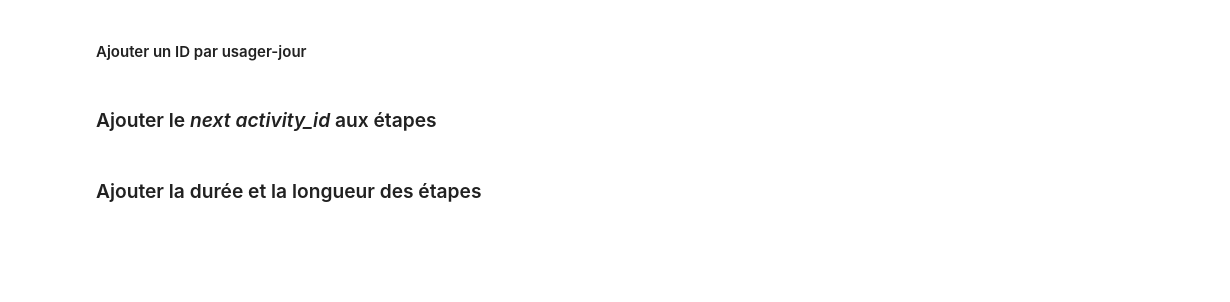
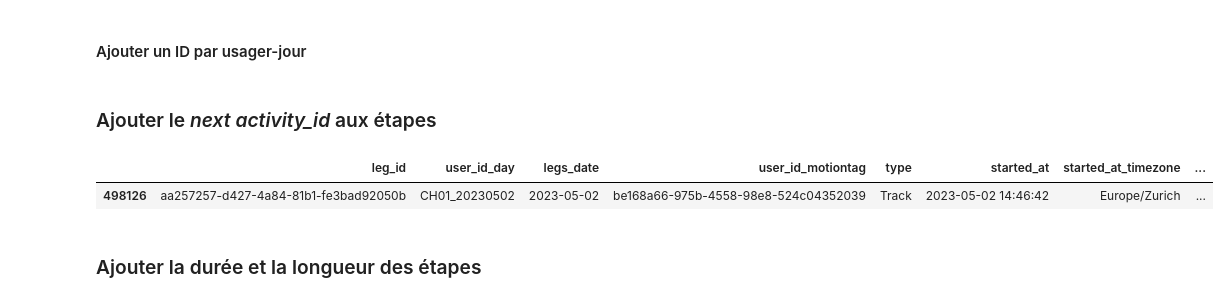
Before and after one commit to meschultheiss/Feuille-de-route-GPS, a Jupyter notebook: Notebooks/module1_v4.ipynb, the cells around one changed output. Drawn from its saved outputs; the diff is of its cells as text; code cells hidden in the pictures; blank space fills up the shorter version.

```diff
--- a/Notebooks/module1_v4.ipynb
+++ b/Notebooks/module1_v4.ipynb
@@ -53,26 +55,11 @@ target_crs = 'EPSG:4326'
 print("CRS du projet: WGS84 \n")
 
 #Charger les étapes
-legs = pd.read_pickle('../Data/time_space_filters/legs_filtered.pkl')
-del legs['canton_dep']
-legs['started_at'] = pd.to_datetime(legs['started_at'])
-legs['finished_at'] = pd.to_datetime(legs['finished_at'])
-legs.rename(columns={'IDNO':'user_id_fors', 'id':'leg_id'}, inplace = True)
-del legs['scattered_tracking']
-
+legs = pd.read_pickle('../Data/dumps_motiontag/storyline_time_space_filters/legs.pkl')
 print("Fichier étape chargé")
 
 #Charger les activités
-staypoints = pd.read_pickle('../Data/time_space_filters/staypoints_filtered.pkl').reset_index(drop=True)
-staypoints = gpd.GeoDataFrame(staypoints, geometry="geometry", crs=target_crs)
-
-staypoints['started_at'] = pd.to_datetime(staypoints['started_at'])
-staypoints['finished_at'] = pd.to_datetime(staypoints['finished_at'])
-staypoints.rename(columns={'IDNO':'user_id_fors', 'id':'activity_id'}, inplace = True)
-staypoints['lon'] = staypoints.geometry.x
-staypoints['lat'] = staypoints.geometry.y
-del staypoints['scattered_tracking']
-
+staypoints = pd.read_pickle('../Data/dumps_motiontag/storyline_formated/staypoints.pkl').reset_index(drop=True)
 print("Fichier activité chargé")
 
 #Charger les user_statistics
@@ -106,19 +93,6 @@ perimetre_panel = perimetre_panel.to_crs(crs=target_crs)
 perimetre_panel = perimetre_panel[['COMM_ID','COMM_NAME','Typo_panel','geometry']]
 perimetre_panel['panel_area'] = 1
 
-def close_holes(poly: Polygon) -> Polygon:
-        """
-        Close polygon holes by limitation to the exterior ring.
-        Args:
-            poly: Input shapely Polygon
-        Example:
-            df.geometry.apply(lambda p: close_holes(p))
-        """
-        if poly.interiors:
-            return Polygon(list(poly.exterior.coords))
-        else:
-            return poly
-
 perimetre_panel_full = perimetre_panel.dissolve().geometry.apply(lambda p: close_holes(p))
 perimetre_panel_full = gpd.GeoDataFrame(geometry=[perimetre_panel_full.iloc[0]], crs=target_crs)
 perimetre_panel_full['panel_area'] = 1
@@ -155,3 +129,8 @@ legs.insert(
 # Sort 'points' and 'legs' by 'started_at' to ensure data is in chronological order
 staypoints.sort_values(by=['user_id_fors','started_at'], inplace=True, ignore_index=True)
 legs.sort_values(by=['user_id_fors','started_at'], inplace=True)
+# %%
+legs.head(1)
+# %% [output]
+|  | leg_id | user_id_day | legs_date | user_id_motiontag | type | started_at | started_at_timezone | ... |
+| 498126 | aa257257-d427-4a84-81b1-fe3bad92050b | CH01_20230502 | 2023-05-02 | be168a66-975b-4558-98e8-524c04352039 | Track | 2023-05-02 14:46:42 | Europe/Zurich | ... |
```
Also changed, not shown: parts of 30 cells of this notebook, 7 other files.
